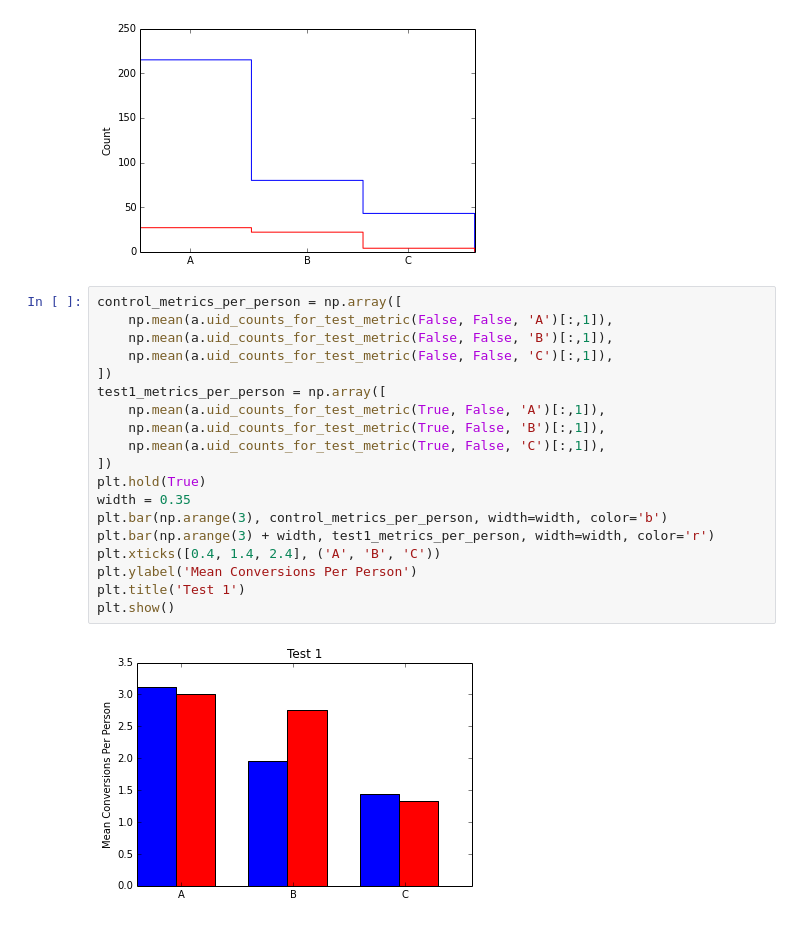
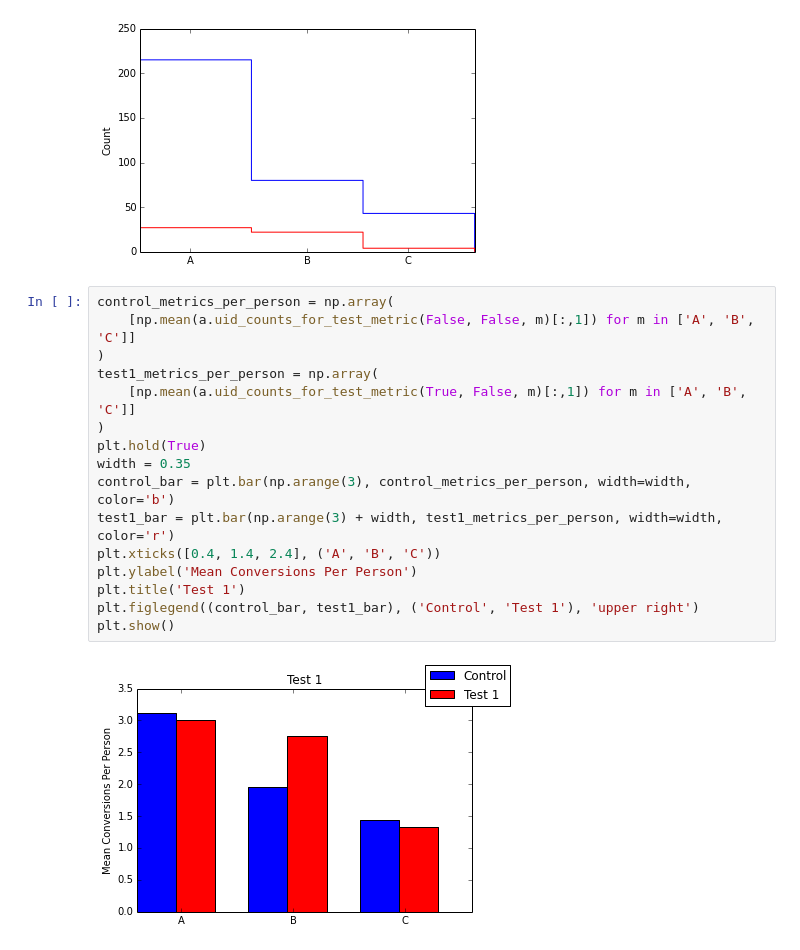
Before and after one commit to zahanm/abtest-learn, a Jupyter notebook: lib/analysis.ipynb, the cells around one changed output. Drawn from its saved outputs; the diff is of its cells as text.

```diff
--- a/lib/analysis.ipynb
+++ b/lib/analysis.ipynb
@@ -79,24 +79,21 @@ plt.show()
 # %% [output]
 [figure]
 # %%
-control_metrics_per_person = np.array([
-    np.mean(a.uid_counts_for_test_metric(False, False, 'A')[:,1]),
-    np.mean(a.uid_counts_for_test_metric(False, False, 'B')[:,1]),
-    np.mean(a.uid_counts_for_test_metric(False, False, 'C')[:,1]),
-])
-test1_metrics_per_person = np.array([
-    np.mean(a.uid_counts_for_test_metric(True, False, 'A')[:,1]),
-    np.mean(a.uid_counts_for_test_metric(True, False, 'B')[:,1]),
-    np.mean(a.uid_counts_for_test_metric(True, False, 'C')[:,1]),
-])
+control_metrics_per_person = np.array(
+    [np.mean(a.uid_counts_for_test_metric(False, False, m)[:,1]) for m in ['A', 'B', 'C']]
+)
+test1_metrics_per_person = np.array(
+    [np.mean(a.uid_counts_for_test_metric(True, False, m)[:,1]) for m in ['A', 'B', 'C']]
+)
 plt.hold(True)
 width = 0.35
-plt.bar(np.arange(3), control_metrics_per_person, width=width, color='b')
-plt.bar(np.arange(3) + width, test1_metrics_per_person, width=width, color='r')
+control_bar = plt.bar(np.arange(3), control_metrics_per_person, width=width, color='b')
+test1_bar = plt.bar(np.arange(3) + width, test1_metrics_per_person, width=width, color='r')
 plt.xticks([0.4, 1.4, 2.4], ('A', 'B', 'C'))
 plt.ylabel('Mean Conversions Per Person')
 plt.title('Test 1')
+plt.figlegend((control_bar, test1_bar), ('Control', 'Test 1'), 'upper right')
 plt.show()
 # %% [output]
-[figure, old version]
+[figure, new version]
 # %%
```
Also changed, not shown: parts of 1 cell of this notebook, 1 other file.
